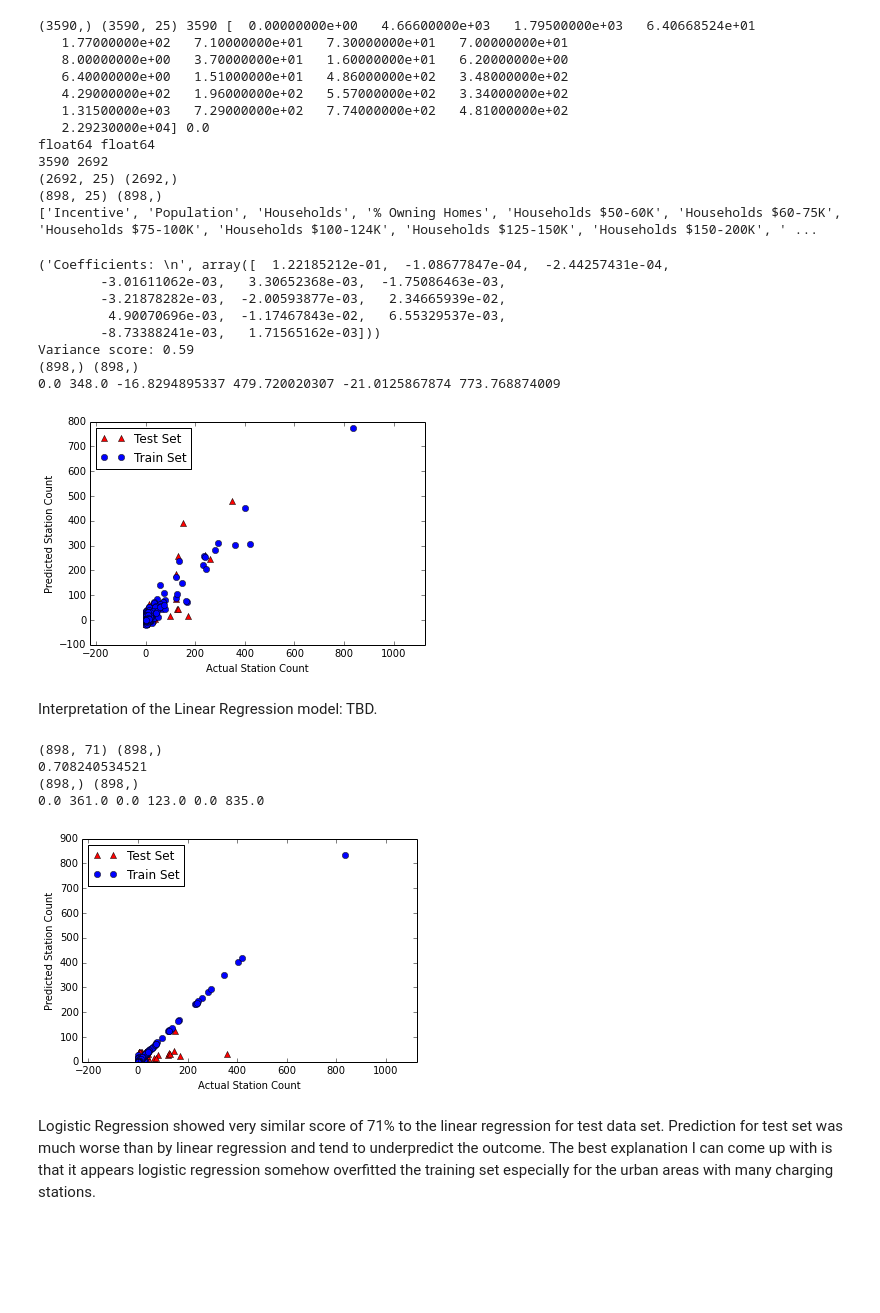
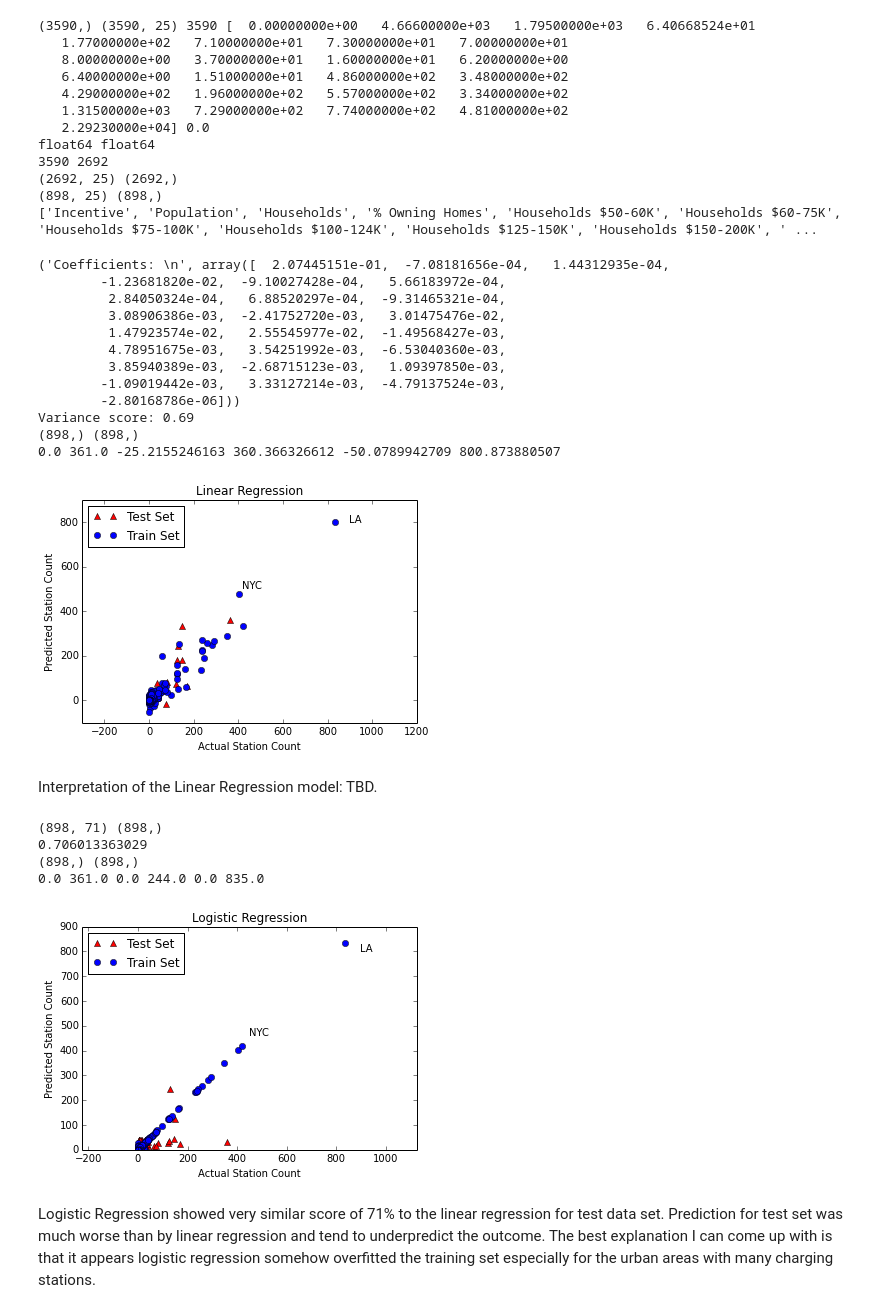
Before and after one commit to nikhilgk/faraday-motors, a Jupyter notebook: urban_area_modeling.ipynb, the cells around one changed output. Saved outputs shown, nothing was run; the diff lists cells and outputs as text; code cells hidden in the pictures; blank space fills up the shorter version.

```diff
--- a/urban_area_modeling.ipynb
+++ b/urban_area_modeling.ipynb
@@ -246,41 +242,50 @@ from sklearn import datasets, linear_model
 regr = linear_model.LinearRegression()
 
 # Train the model using the training sets
 regr.fit(train_data, train_labels)
 
 # The coefficients
 print('Coefficients: \n', regr.coef_)
 
 # score
 print('Variance score: %.2f' % regr.score(dev_data, dev_labels))
 
 # predict the dev data set
 dev_predictions=regr.predict(dev_data)
 print dev_predictions.shape, dev_labels.shape
 train_predict = regr.predict(train_data)
 # print dev_predictions[0], dev_labels[0]
 print np.amin(dev_labels), np.amax(dev_labels), np.amin(dev_predictions), np.amax(dev_predictions), np.amin(train_predict), np.amax(train_predict)
 
 
 # visualize predicted vs actual labels
 # plt.axis([-40, 850, -40, 850])
+plt.figure(1)
 plt.axis('equal')
 red_tri, = plt.plot(dev_labels, dev_predictions, 'r^', label='Test Set')
 blue_cir, = plt.plot(train_labels, train_predict, 'bo', label='Train Set')
+plt.title('Linear Regression')
 plt.ylabel('Predicted Station Count')
 plt.xlabel('Actual Station Count')
+plt.annotate('LA', xy=(800,800), xytext=(900,800))
+plt.annotate('NYC', xy=(400,500), xytext=(420,500))
 plt.legend(loc=2)
+plt.savefig('Fig-LinearRegression.png')
 plt.show()
 # %% [output]
-('Coefficients: \n', array([  1.22185212e-01,  -1.08677847e-04,  -2.44257431e-04,
-        -3.01611062e-03,   3.30652368e-03,  -1.75086463e-03,
-        -3.21878282e-03,  -2.00593877e-03,   2.34665939e-02,
-         4.90070696e-03,  -1.17467843e-02,   6.55329537e-03,
-        -8.73388241e-03,   1.71565162e-03]))
-Variance score: 0.59
+('Coefficients: \n', array([  2.07445151e-01,  -7.08181656e-04,   1.44312935e-04,
+        -1.23681820e-02,  -9.10027428e-04,   5.66183972e-04,
+         2.84050324e-04,   6.88520297e-04,  -9.31465321e-04,
+         3.08906386e-03,  -2.41752720e-03,   3.01475476e-02,
+         1.47923574e-02,   2.55545977e-02,  -1.49568427e-03,
+         4.78951675e-03,   3.54251992e-03,  -6.53040360e-03,
+         3.85940389e-03,  -2.68715123e-03,   1.09397850e-03,
+        -1.09019442e-03,   3.33127214e-03,  -4.79137524e-03,
+        -2.80168786e-06]))
+Variance score: 0.69
 (898,) (898,)
-0.0 348.0 -16.8294895337 479.720020307 -21.0125867874 773.768874009
+0.0 361.0 -25.2155246163 360.366326612 -50.0789942709 800.873880507
-[figure, old version]
+[figure, new version]
 # %% [markdown]
 Interpretation of the Linear Regression model: TBD.
 # %%
@@ -314,16 +319,20 @@ print np.amin(dev_labels), np.amax(dev_labels), np.amin(dev_predictions), np.ama
 plt.axis('equal')
 red_tri, = plt.plot(dev_labels, dev_predictions, 'r^', label='Test Set')
 blue_cir, = plt.plot(train_labels, train_predict, 'bo', label='Train Set')
+plt.title('Logistic Regression')
 plt.ylabel('Predicted Station Count')
 plt.xlabel('Actual Station Count')
+plt.annotate('LA', xy=(800,800), xytext=(900,800))
+plt.annotate('NYC', xy=(420,450), xytext=(450,460))
 plt.legend(loc=2)
+plt.savefig('Fig-LogisticRegression.png')
 plt.show()
 # %% [output]
 (898, 71) (898,)
-0.708240534521
+0.706013363029
 (898,) (898,)
-0.0 361.0 0.0 123.0 0.0 835.0
+0.0 361.0 0.0 244.0 0.0 835.0
-[figure, old version]
+[figure, new version]
 # %% [markdown]
 Logistic Regression showed very similar score of 71% to the linear regression for test data set. Prediction for test set was much worse than by linear regression and tend to underpredict the outcome. The best explanation I can come up with is that it appears logistic regression somehow overfitted the training set especially for the urban areas with many charging stations.
 # %%
```
Also changed, not shown: parts of 3 cells of this notebook.
